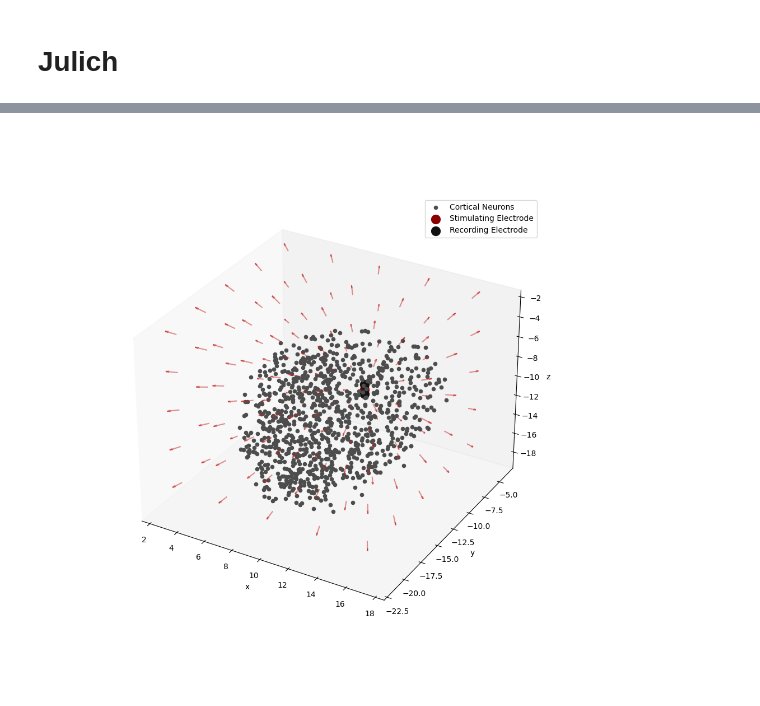
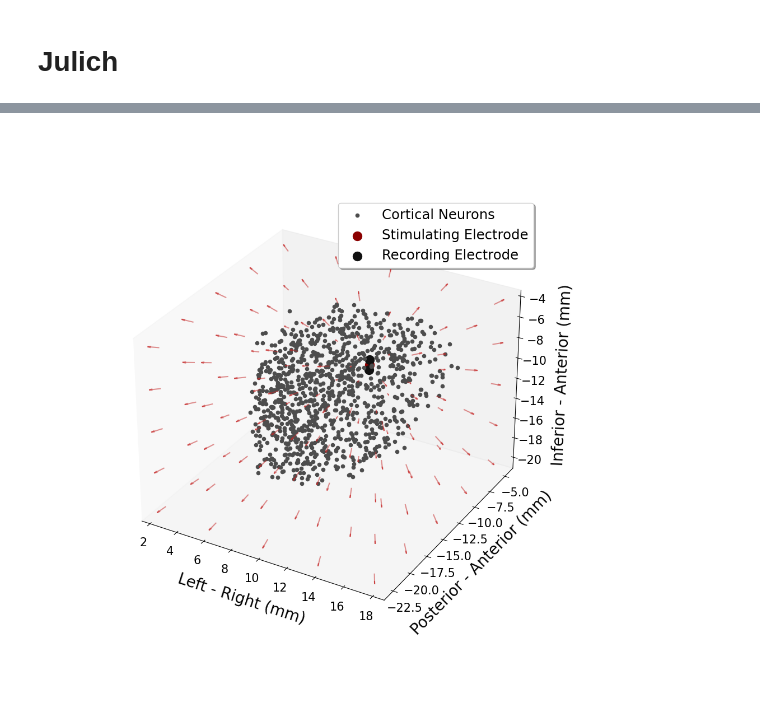
Before and after one commit to taramcguire/COMSOL2NETWORK_test_files, a Jupyter notebook: FE_and_neuron_network_coupling_project/Publication_Figures/20260224_creating_figure_for_positions_of_neurons.ipynb, the cells around one changed output, grey strips where cells are left out. Drawn from its saved outputs; the diff is of its cells as text; code cells hidden in the pictures.

Commit message:
creating publication figures

```diff
--- a/FE_and_neuron_network_coupling_project/Publication_Figures/20260224_creating_figure_for_positions_of_neurons.ipynb
+++ b/FE_and_neuron_network_coupling_project/Publication_Figures/20260224_creating_figure_for_positions_of_neurons.ipynb
@@ -261,9 +327,9 @@ STN_space = random_point_generator.generate_positions(1000)
 ##############################################
 fig = plt.figure(figsize=(10, 10))
 ax = fig.add_subplot(111, projection='3d')
-ax.set_xlabel('x')
-ax.set_zlabel('z')
-ax.set_ylabel('y')
+ax.set_xlabel('Left - Right (mm)', fontsize = 20, labelpad = 15)
+ax.set_zlabel('Inferior - Anterior (mm)', fontsize = 20, labelpad = 15)
+ax.set_ylabel('Posterior - Anterior (mm)', fontsize = 20, labelpad = 15)
 
 
 ##### add in the cortical neurons##############
@@ -279,9 +345,9 @@ ax.scatter(np.array([12,12]), np.array([-12,-12]), np.array([-8,-9]), color='#11
 #############efield
 x0, y0, z0 = 12, -12, -8.5
 
-x = np.linspace(2.5, 18, 15)
-y = np.linspace(-4, -22, 15)
-z = np.linspace(-2.5, -20, 15)
+x = np.linspace(2.5, 20, 15)
+y = np.linspace(-22.5, -2, 15)
+z = np.linspace(-20, -2, 15)
 
 X, Y, Z = np.meshgrid(x, y, z)
 
@@ -311,32 +377,36 @@ Ez[mask] = Rz[mask] / r[mask]
 # -------------------------
 norm = np.sqrt(Ex**2 + Ey**2 + Ez**2)
 norm[norm == 0] = 1
 
 Exn = Ex / norm
 Eyn = Ey / norm
 Ezn = Ez / norm
 
 # -------------------------
 # Plot
 # -------------------------
 
 
 step = 3
 ax.quiver(
     X[::step, ::step, ::step],
     Y[::step, ::step, ::step],
     Z[::step, ::step, ::step],
     Exn[::step, ::step, ::step],
     Eyn[::step, ::step, ::step],
     Ezn[::step, ::step, ::step],
     length=0.8,
     color='#C62828',
     alpha = 0.5
 )
 
-ax.legend()
+legend = ax.legend(loc='upper right', shadow=True, fontsize=17.5)
+
 ax.grid(False)
 
+ax.tick_params(axis='both', which='major', labelsize=15, pad = 5)
+
 plt.show()
+plt.savefig("julich_with_point_source.svg", format="svg")
 # %% [output]
-[figure, old version]
+[figure, new version]
```
Also changed, not shown: parts of 7 cells of this notebook.
